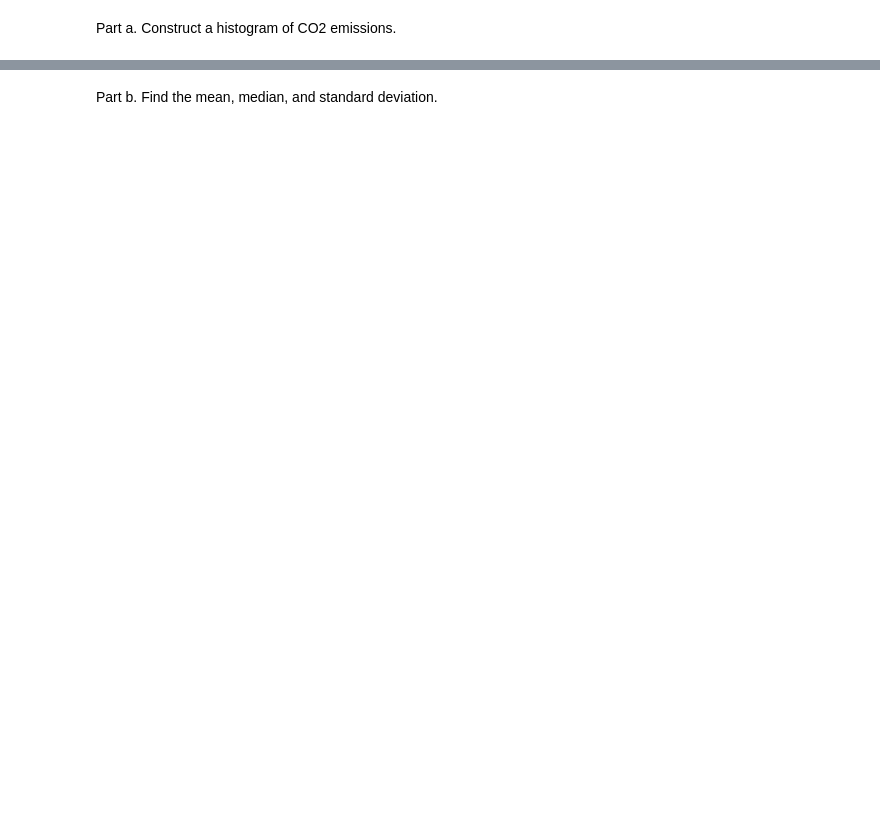
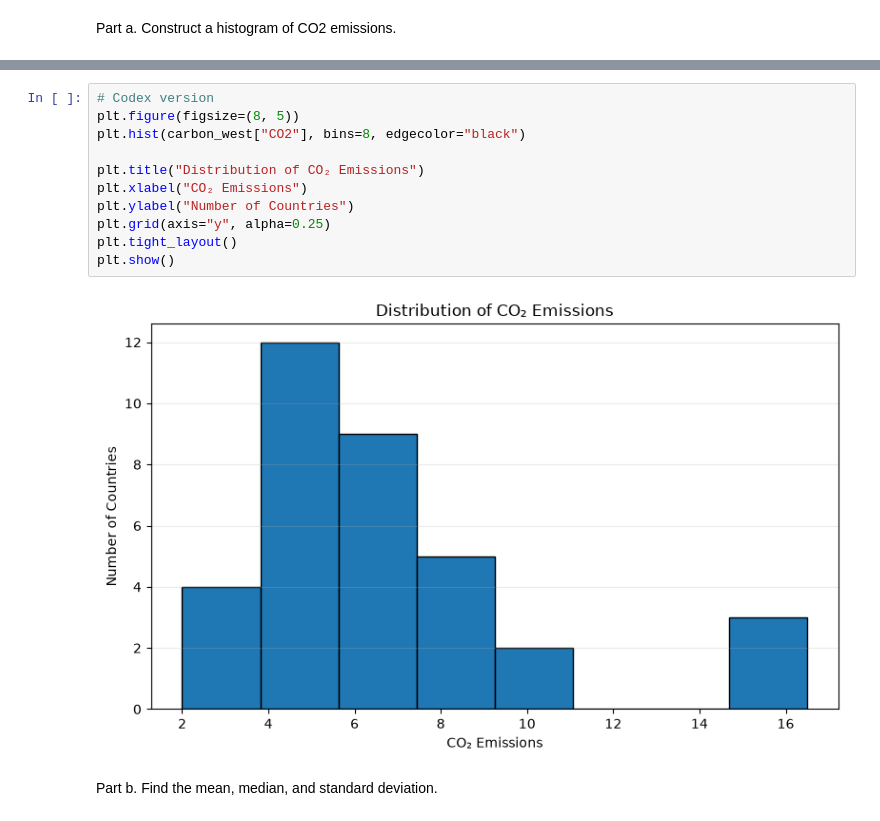
Before and after one commit to suzanaSSP/stat220-fall2026, a Jupyter notebook: Assignments/Stat_220_HW1.ipynb, the cells around one changed output, grey strips where cells are left out. Drawn from its saved outputs; the diff is of its cells as text; blank space fills up the shorter version.

```diff
--- a/Assignments/Stat_220_HW1.ipynb
+++ b/Assignments/Stat_220_HW1.ipynb
@@ -27,2 +40,15 @@ plt.hist
+# %%
+# Codex version
+plt.figure(figsize=(8, 5))
+plt.hist(carbon_west["CO2"], bins=8, edgecolor="black")
+
+plt.title("Distribution of CO₂ Emissions")
+plt.xlabel("CO₂ Emissions")
+plt.ylabel("Number of Countries")
+plt.grid(axis="y", alpha=0.25)
+plt.tight_layout()
+plt.show()
+# %% [output]
+[figure, added]
 # %% [markdown]
 Part b. Find the mean, median, and standard deviation.
```
Also changed, not shown: parts of 8 cells of this notebook, 1 other file.
